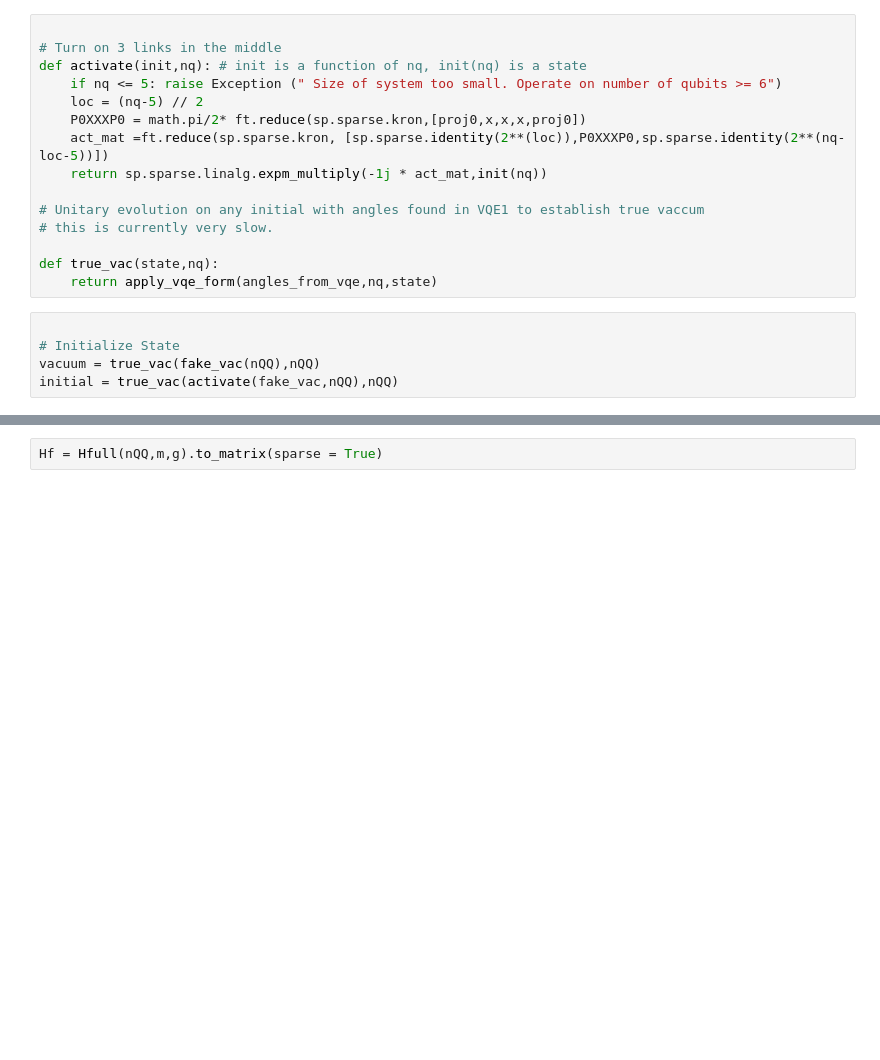
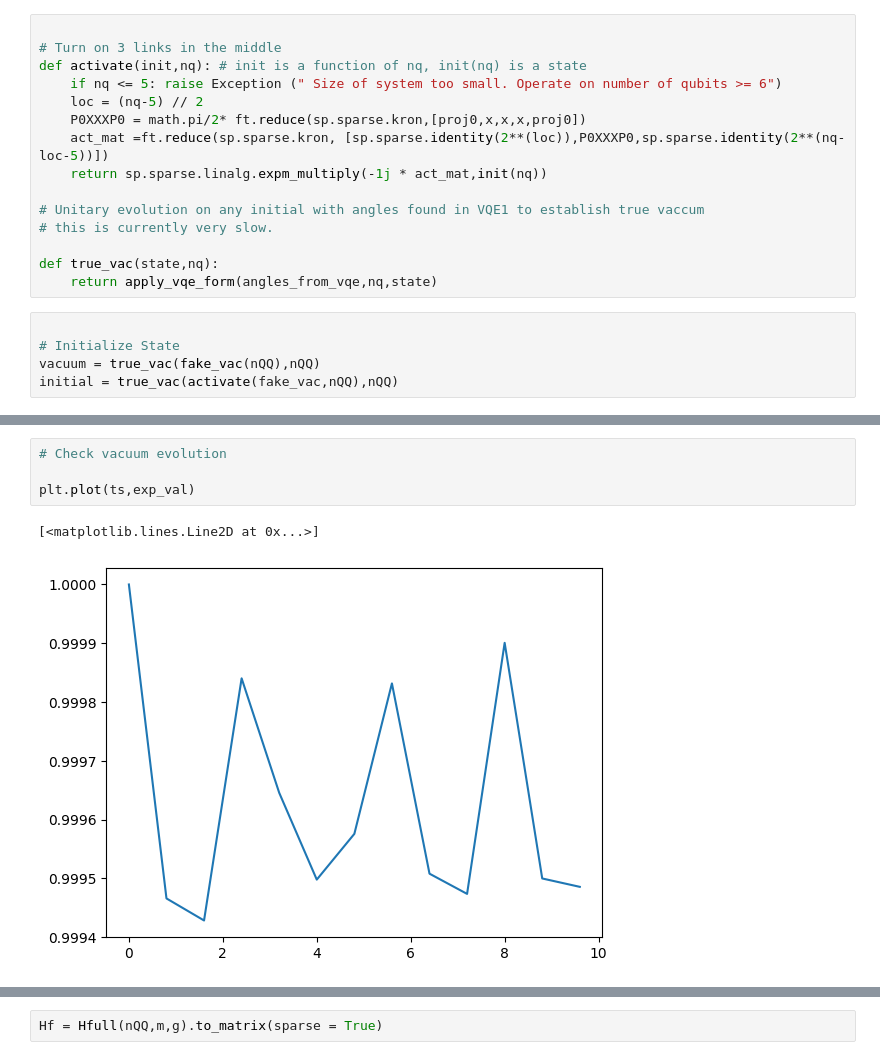
Before and after one commit to zhiyaol/string-breaking, a Jupyter notebook: Flow.ipynb, the cells around one changed output, grey strips where cells are left out. Cells and saved outputs as stored; diff of their text form; blank space fills up the shorter version.

```diff
--- a/Flow.ipynb
+++ b/Flow.ipynb
@@ -76,3 +101,10 @@ plot_E_per_site(vacuum,nQQ)
+# %%
+# Check vacuum evolution
+
+plt.plot(ts,exp_val)
+# %% [output]
+[<matplotlib.lines.Line2D at 0x...>]
+[figure, added]
 # %%
 plot_E_per_site(initial,nQQ)
 # %% [output]
```
Also changed, not shown: parts of 9 cells of this notebook, 4 other files.
